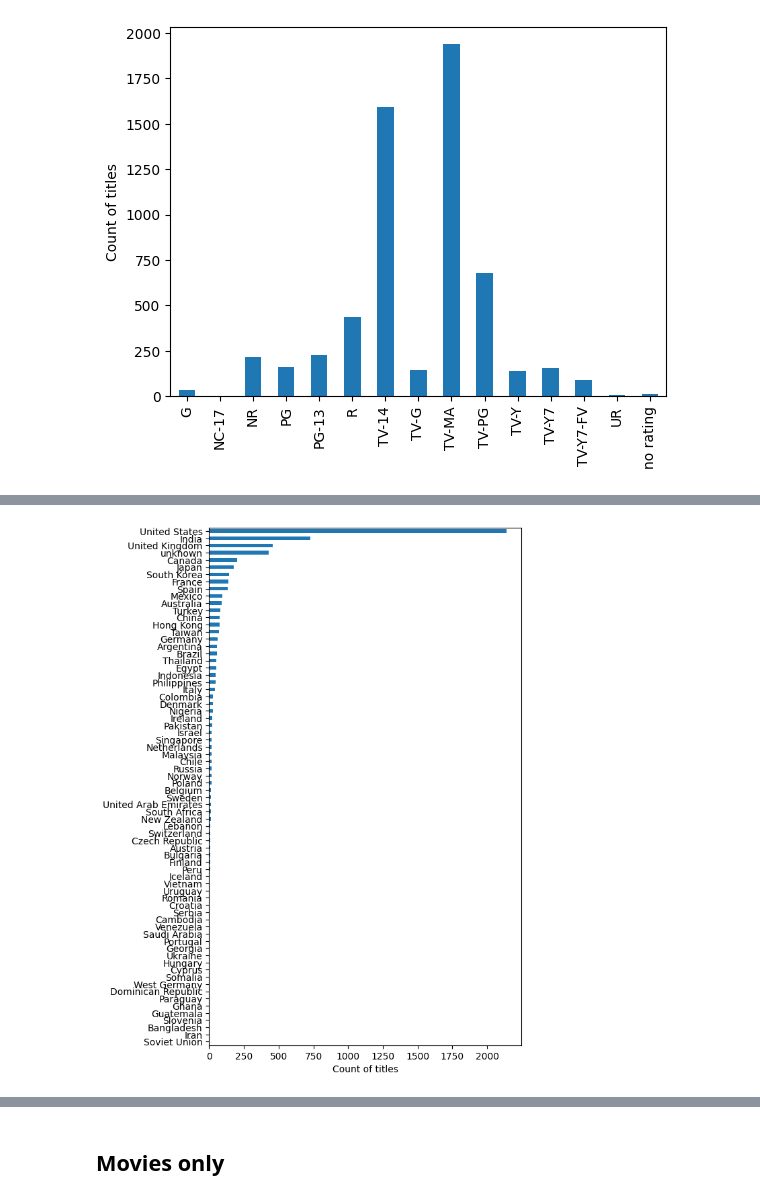
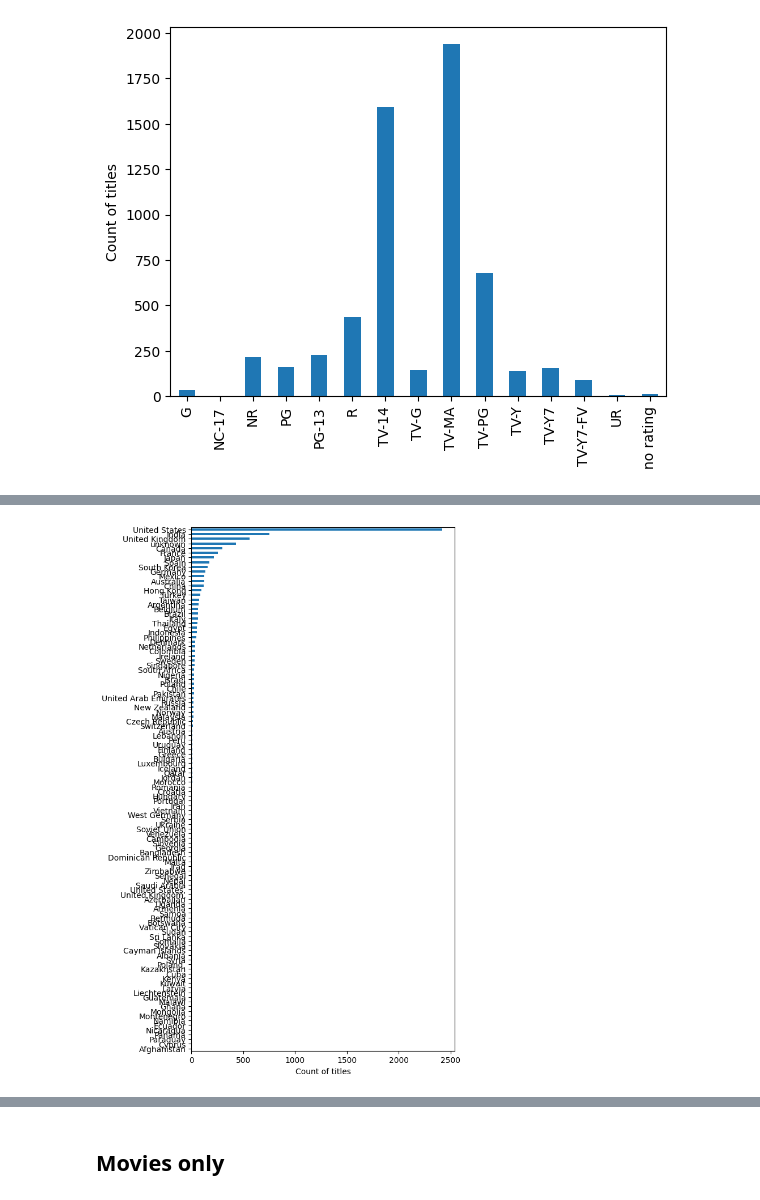
Before and after one commit to jenny-davies/l4-hackathon, a Jupyter notebook: data_exploration.ipynb, the cells around one changed output, grey strips where cells are left out. Saved outputs shown, nothing was run; the diff lists cells and outputs as text; code cells hidden in the pictures.

```diff
--- a/data_exploration.ipynb
+++ b/data_exploration.ipynb
@@ -23,0 +44,11 @@ df.head()
+# %%
+# look at overlap between genres
+df['listed_in_combined'] = df['listed_in'].str.replace('TV Shows', '')
+df['listed_in_combined'] = df['listed_in_combined'].str.replace('Movies', '')
+df['listed_in_combined'] = df['listed_in_combined'].str.replace('Movies', '')
+df['listed_in_combined'] = df['listed_in_combined'].str.replace('TV', '')
+
+# strip whitespace
+df['listed_in_combined'] = df['listed_in_combined'].str.strip()
+
+df['listed_in_combined'].unique()
@@ -47,8 +88,3 @@ plt.xlabel(None)
 plt.show();
 # %% [output]
 [figure]
-# %%
-# use only the first country listed in the country column
-df['first_country'] = df['country'].str.split(',').str[0]
-
-df.head()
@@ -61,0 +91,5 @@ df.head()
+# %%
+# separate out country into one row for each separate country
+df['country'] = df['country'].str.split(', ')
+df = df.explode('country').reset_index(drop=True)
+df.head()
@@ -62,15 +103,15 @@ df.head()
 # %%
-# count of titles by first country
-titles_by_first_country = df.groupby('first_country')['title'].count()
+# count of titles by  country
+titles_by_country = df.groupby('country')['title'].count()
 
 # sort by count
-titles_by_first_country = titles_by_first_country.sort_values()
+titles_by_country = titles_by_country.sort_values()
 
-plt.figure(figsize = (6,10))
-titles_by_first_country.plot.barh()
+plt.figure(figsize = (6,12))
+titles_by_country.plot.barh()
 plt.xlabel('Count of titles')
 plt.ylabel(None)
 
 plt.show();
 # %% [output]
-[figure, old version]
+[figure, new version]
```
Also changed, not shown: parts of 27 cells of this notebook.
